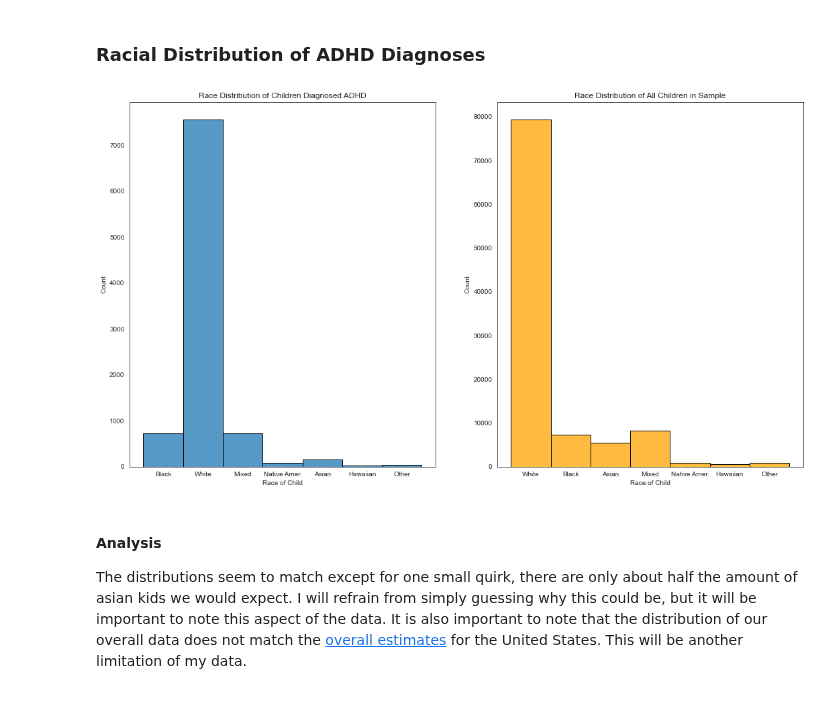
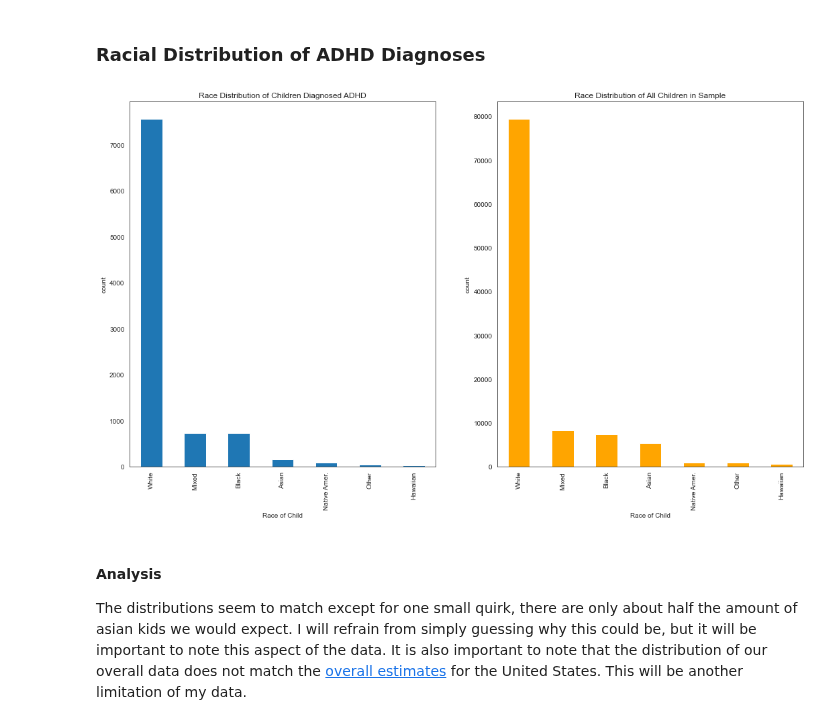
Before and after one commit to austint1121/Undiagnosed-ADHD-Identification, a Jupyter notebook: ADHD_Classification.ipynb, the cells around one changed output. Saved outputs shown, nothing was run; the diff lists cells and outputs as text; code cells hidden in the pictures.

Commit message:
Changed race distribution graphs, and moved final model confusion matrix and ROC curve to validation data.

```diff
--- a/ADHD_Classification.ipynb
+++ b/ADHD_Classification.ipynb
@@ -209,24 +209,32 @@ The above graphs make sense to me in context of our data, ADHD is more easily no
 # %%
 # Replacing formtype category names for more readable graphs
 adhd_df['SC_RACE_R'] = adhd_df['SC_RACE_R'].replace({ 1: 'White', 2: 'Black', 3: 'Native Amer.', 4: 'Asian', 5:'Hawaiian', 6:'Other',  7: 'Mixed'})
 nsch['SC_RACE_R'] = nsch['SC_RACE_R'].replace({ 1: 'White', 2: 'Black', 3: 'Native Amer.', 4: 'Asian', 5:'Hawaiian', 6:'Other', 7: 'Mixed'})
 
 # Creating figure and axes
 racefig, (adhd_race_ax, sample_race_ax) = plt.subplots(1, 2, figsize=(18, 10))
 
 # Plotting racial distribution of kids diagnosed with ADHD
-adhd_race_figure = sns.histplot(adhd_df, x='SC_RACE_R', ax=adhd_race_ax, edgecolor='black')
-
-# Setting xlabel and title
-adhd_race_figure.set(xlabel='Race of Child', title='Race Distribution of Children Diagnosed ADHD')
+adhd_df['SC_RACE_R'].value_counts().plot(kind='bar', ax=adhd_race_ax, xlabel='Race of Child',
+                                         title='Race Distribution of Children Diagnosed ADHD', ylabel='count')
 
 # Plotting racial distribution of sample
-sample_race_figure = sns.histplot(nsch, x='SC_RACE_R', ax=sample_race_ax, color='orange', edgecolor='black')
+nsch['SC_RACE_R'].value_counts().plot(kind='bar', color='orange', ax=sample_race_ax, xlabel='Race of Child',
+                                      title='Race Distribution of All Children in Sample', ylabel='count');
 
-# Setting xlabel and title
-sample_race_figure.set(xlabel='Race of Child', title='Race Distribution of All Children in Sample');
+
+# adhd_race_figure = sns.histplot(adhd_df, x='SC_RACE_R', ax=adhd_race_ax, edgecolor='black')
+#
+# # Setting xlabel and title
+# adhd_race_figure.set(xlabel='Race of Child', title='Race Distribution of Children Diagnosed ADHD')
+#
+
+# sample_race_figure = sns.histplot(nsch, x='SC_RACE_R', ax=sample_race_ax, color='orange', edgecolor='black')
+#
+# # Setting xlabel and title
+# sample_race_figure.set(xlabel='Race of Child', title='Race Distribution of All Children in Sample');
 # %% [output]
-[figure, old version]
+[figure, new version]
 # %% [markdown]
 #### Analysis
 The distributions seem to match except for one small quirk, there are only about half the amount of asian kids we would expect. I will refrain from simply guessing why this could be, but it will be important to note this aspect of the data. It is also important to note that the distribution of our overall data does not match the [overall estimates](https://www.census.gov/quickfacts/fact/table/US/PST045219) for the United States. This will be another limitation of my data.
```
Also changed, not shown: parts of 7 cells of this notebook.
